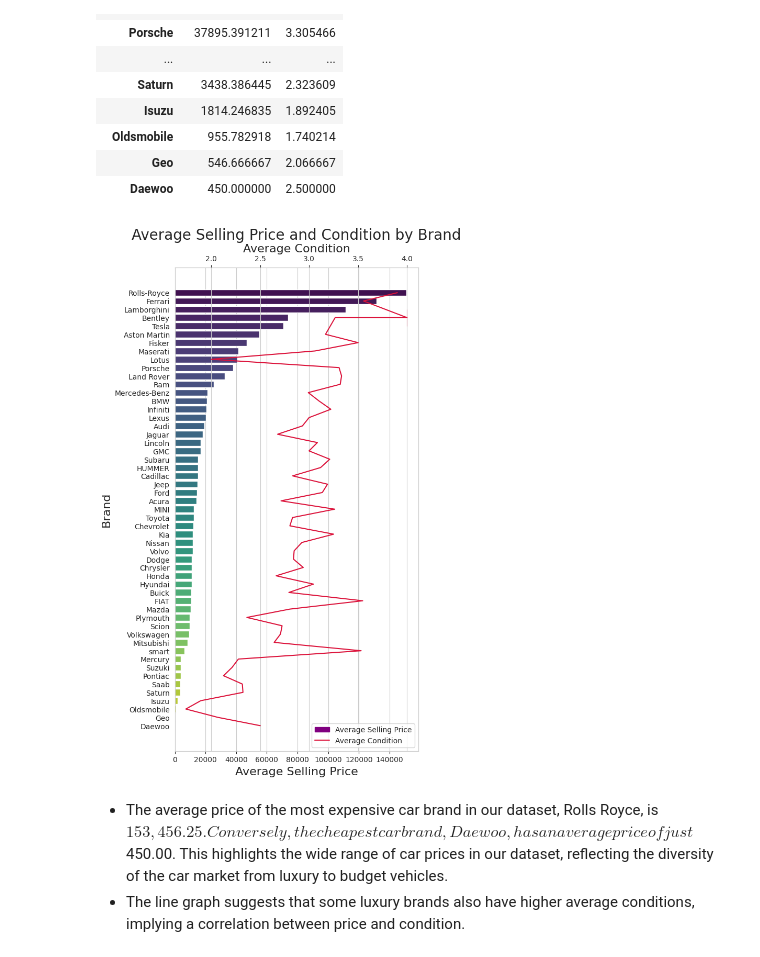
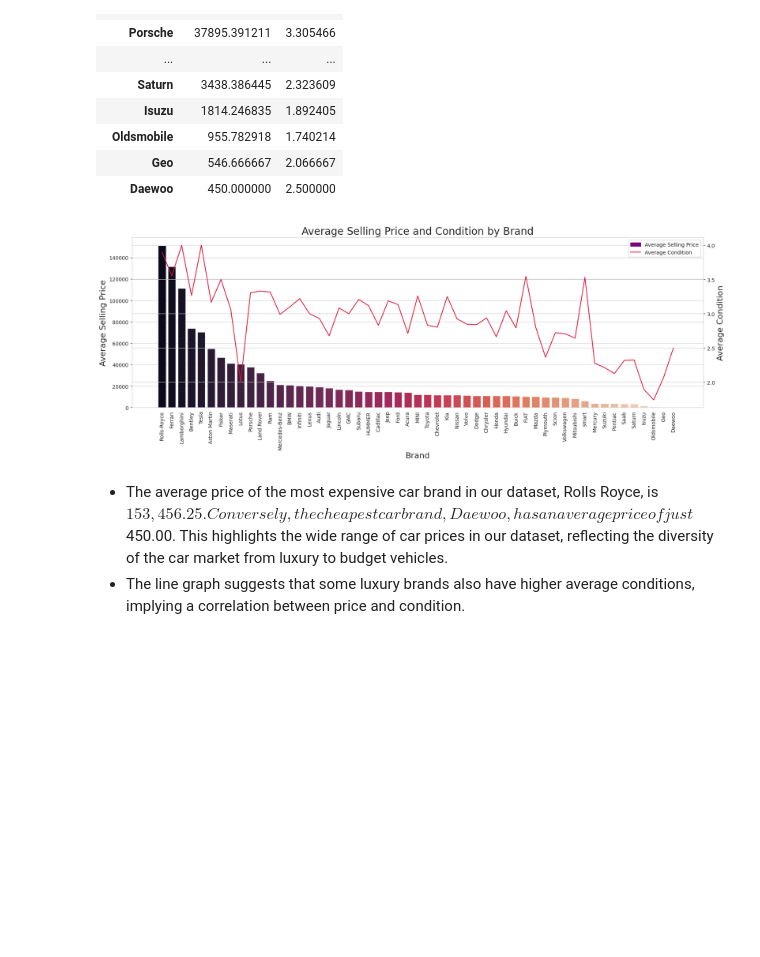
Before and after one commit to totargaming/VehicleSalesReport, a Jupyter notebook: vehicle-sales-eda.ipynb, the cells around one changed output. Cells and saved outputs as stored; diff of their text form; code cells hidden in the pictures; blank space fills up the shorter version.

```diff
--- a/vehicle-sales-eda.ipynb
+++ b/vehicle-sales-eda.ipynb
@@ -567,44 +603,43 @@ data.groupby('make')[['sellingprice', 'condition']].mean().sort_values(by=['sell
 | Geo | 546.666667 | 2.066667 |
 | Daewoo | 450.000000 | 2.500000 |
 # %%
-import matplotlib.lines as mlines
+import matplotlib.patches as mpatches
 
 # Group the data and reset the index
 grouped_data = data.groupby('make')[['sellingprice', 'condition']].mean().sort_values(by=['sellingprice', 'condition'], ascending=False).reset_index()
 
 # Set the style of the plot
 sns.set_style("whitegrid")
 
 # Create a figure and axes
-fig, ax1 = plt.subplots(figsize=(6, 12))
+fig, ax1 = plt.subplots(figsize=(20, 6))
 
-# Create a horizontal bar plot for selling price
-sns.barplot(y='make', x='sellingprice', data=grouped_data, ax=ax1, palette='viridis', orient='h')
+# Create a bar plot for selling price
+sns.barplot(x='make', y='sellingprice', data=grouped_data, ax=ax1, palette='rocket', label='Average Selling Price')
 
-# Create a second x-axis for condition
-ax2 = ax1.twiny()
-sns.lineplot(y='make', x='condition', data=grouped_data, ax=ax2, color='crimson', sort=False)
+# Create a second y-axis for condition
+ax2 = ax1.twinx()
+sns.lineplot(x='make', y='condition', data=grouped_data, ax=ax2, color='crimson', sort=False, label='Average Condition')
 
 # Set the labels and title
-ax1.set_ylabel('Brand', fontsize=16)
-ax1.set_xlabel('Average Selling Price', fontsize=16)
-ax2.set_xlabel('Average Condition', fontsize=16)
+ax1.set_xlabel('Brand', fontsize=16)
+ax1.set_ylabel('Average Selling Price', fontsize=16)
+ax2.set_ylabel('Average Condition', fontsize=16)
 plt.title('Average Selling Price and Condition by Brand', fontsize=20)
 
-# Remove the top and right spines from plot for a cleaner look
-sns.despine(ax=ax2, top=False, bottom=True)
-sns.despine(ax=ax1, bottom=False, top=True)
+# Rotate x-axis labels
+ax1.set_xticklabels(grouped_data['make'], rotation=90)
 
 # Create a legend
-sellingprice_patch = mpatches.Patch(color='purple', label='Average Selling Price')  # Adjust the color to match your barplot
-condition_line = mlines.Line2D([], [], color='crimson', label='Average Condition')
+blue_patch = mpatches.Patch(color='purple', label='Average Selling Price')
+red_line = mlines.Line2D([], [], color='crimson', label='Average Condition')
 
 # Place the legend on upper left corner
-plt.legend(handles=[sellingprice_patch, condition_line], loc='lower right')
+plt.legend(handles=[blue_patch, red_line], loc='upper right')
 
 plt.show()
 # %% [output]
-[figure, old version]
+[figure, new version]
 # %% [markdown]
 * The average price of the most expensive car brand in our dataset, Rolls Royce, is $153,456.25. Conversely, the cheapest car brand, Daewoo, has an average price of just $450.00. This highlights the wide range of car prices in our dataset, reflecting the diversity of the car market from luxury to budget vehicles.
 * The line graph suggests that some luxury brands also have higher average conditions, implying a correlation between price and condition.
```
Also changed, not shown: parts of 15 cells of this notebook.
